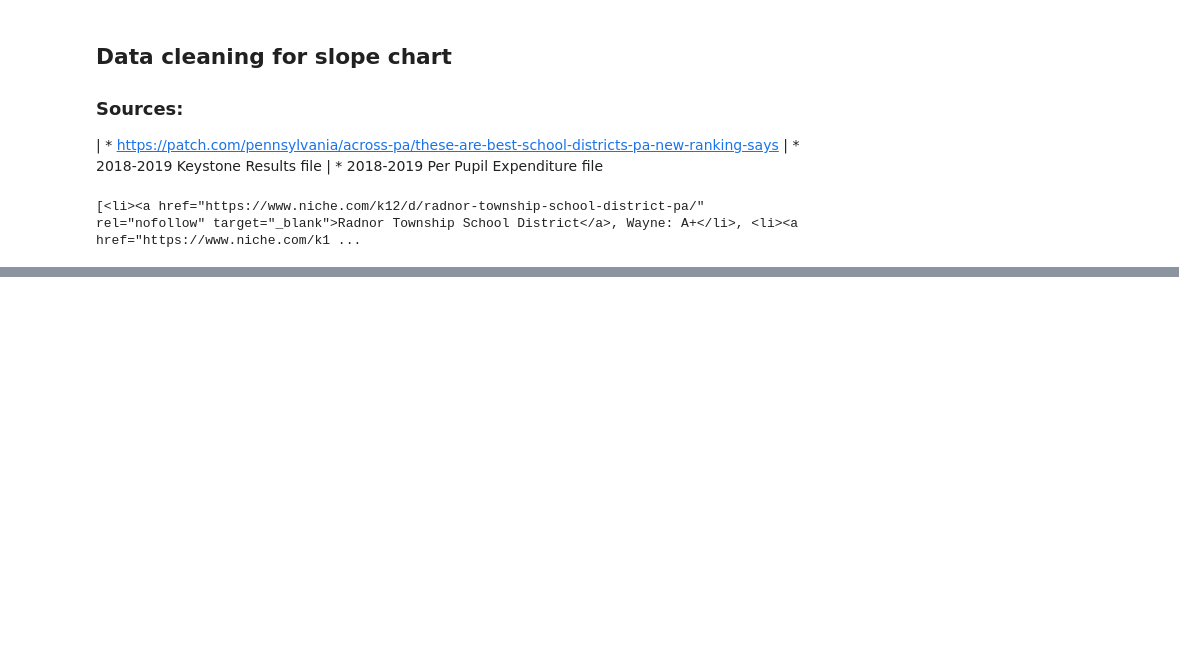
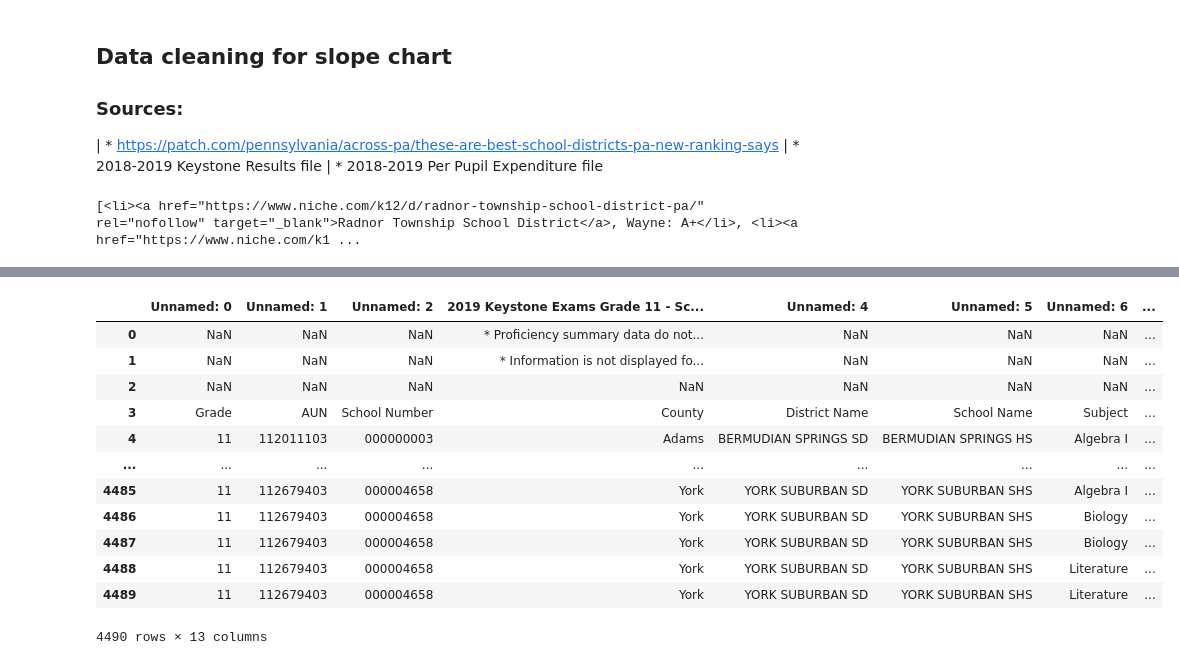
Before and after one commit to 4a6166/UPenn-Data---Project-3, a Jupyter notebook: katy.ipynb, the cells around one changed output, grey strips where cells are left out. Drawn from its saved outputs; the diff is of its cells as text; code cells hidden in the pictures; blank space fills up the shorter version.

Commit message:
added more data for cleaning

```diff
--- a/katy.ipynb
+++ b/katy.ipynb
@@ -34,3 +77,21 @@ top_pa_schools=[]
+# %%
+# Import Excel file for scores
+scores_df=pd.read_excel("Resources/2019 Keystone Exams School Level Data.xlsx")
+scores_df
+# %% [output]
+|  | Unnamed: 0 | Unnamed: 1 | Unnamed: 2 | 2019 Keystone Exams Grade 11 - Sc... | Unnamed: 4 | Unnamed: 5 | Unnamed: 6 | ... |
+| 0 | NaN | NaN | NaN | * Proficiency summary data do not... | NaN | NaN | NaN | ... |
+| 1 | NaN | NaN | NaN | * Information is not displayed fo... | NaN | NaN | NaN | ... |
+| 2 | NaN | NaN | NaN | NaN | NaN | NaN | NaN | ... |
+| 3 | Grade | AUN | School Number | County | District Name | School Name | Subject | ... |
+| 4 | 11 | 112011103 | 000000003 | Adams | BERMUDIAN SPRINGS SD | BERMUDIAN SPRINGS HS | Algebra I | ... |
+| ... | ... | ... | ... | ... | ... | ... | ... | ... |
+| 4485 | 11 | 112679403 | 000004658 | York | YORK SUBURBAN SD | YORK SUBURBAN SHS | Algebra I | ... |
+| 4486 | 11 | 112679403 | 000004658 | York | YORK SUBURBAN SD | YORK SUBURBAN SHS | Biology | ... |
+| 4487 | 11 | 112679403 | 000004658 | York | YORK SUBURBAN SD | YORK SUBURBAN SHS | Biology | ... |
+| 4488 | 11 | 112679403 | 000004658 | York | YORK SUBURBAN SD | YORK SUBURBAN SHS | Literature | ... |
+| 4489 | 11 | 112679403 | 000004658 | York | YORK SUBURBAN SD | YORK SUBURBAN SHS | Literature | ... |
+4490 rows × 13 columns
 # %%
 # Quit the browsing session
 browser.quit()
```
Also changed, not shown: parts of 2 cells of this notebook, 1 other file.
